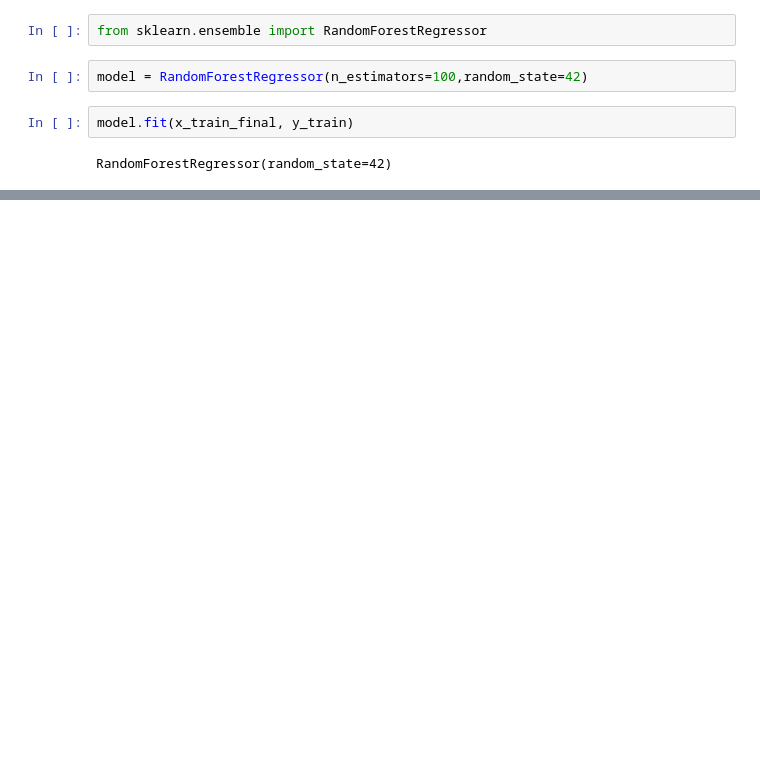
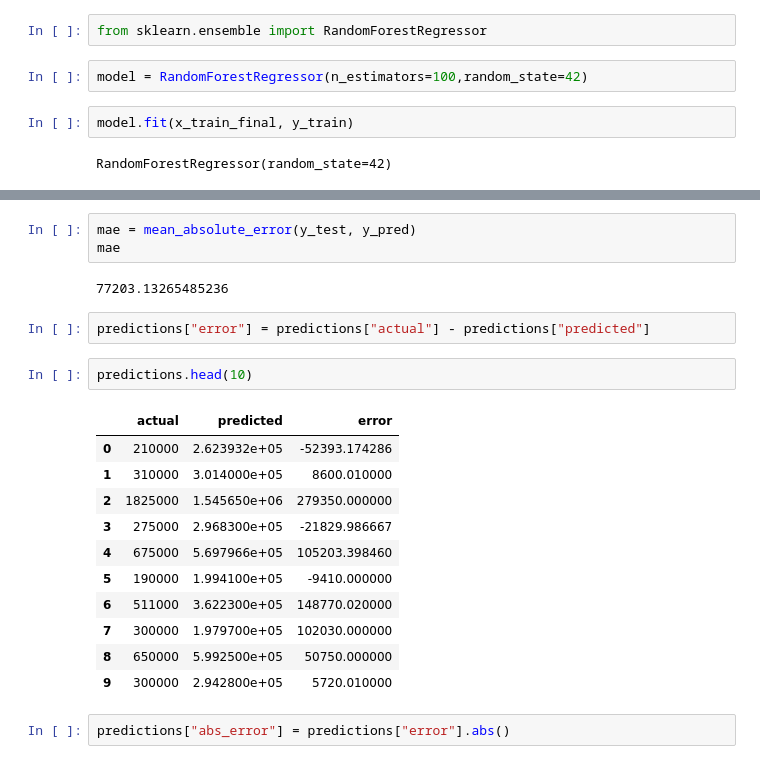
Before and after one commit to SheL16/car-price-prediction, a Jupyter notebook: notebooks/analysis.ipynb, the cells around one changed output, grey strips where cells are left out. Drawn from its saved outputs; the diff is of its cells as text; blank space fills up the shorter version.

```diff
--- a/notebooks/analysis.ipynb
+++ b/notebooks/analysis.ipynb
@@ -313,0 +330,23 @@ predictions.head(10)
+# %%
+mae = mean_absolute_error(y_test, y_pred)
+mae
+# %% [output]
+77203.13265485236
+# %%
+predictions["error"] = predictions["actual"] - predictions["predicted"]
+# %%
+predictions.head(10)
+# %% [output]
+|  | actual | predicted | error |
+| 0 | 210000 | 2.623932e+05 | -52393.174286 |
+| 1 | 310000 | 3.014000e+05 | 8600.010000 |
+| 2 | 1825000 | 1.545650e+06 | 279350.000000 |
+| 3 | 275000 | 2.968300e+05 | -21829.986667 |
+| 4 | 675000 | 5.697966e+05 | 105203.398460 |
+| 5 | 190000 | 1.994100e+05 | -9410.000000 |
+| 6 | 511000 | 3.622300e+05 | 148770.020000 |
+| 7 | 300000 | 1.979700e+05 | 102030.000000 |
+| 8 | 650000 | 5.992500e+05 | 50750.000000 |
+| 9 | 300000 | 2.942800e+05 | 5720.010000 |
+# %%
+predictions["abs_error"] = predictions["error"].abs()
```
Also changed, not shown: parts of 11 cells of this notebook.
